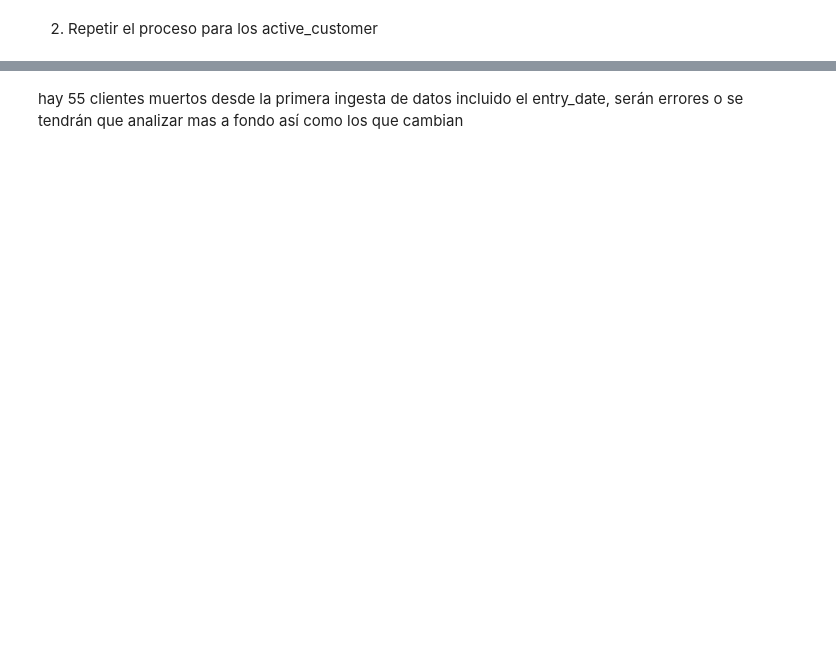
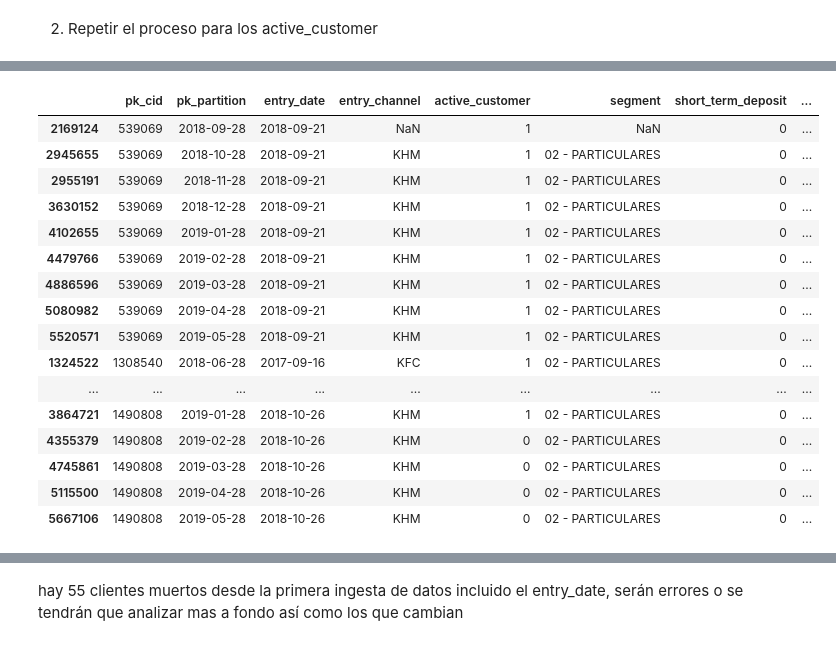
Before and after one commit to jascicz/easy_money_Project, a Jupyter notebook: Tarea_1_Análisis_BI/socio_demografico.ipynb, the cells around one changed output, grey strips where cells are left out. Saved outputs shown, nothing was run; the diff lists cells and outputs as text; code cells hidden in the pictures; blank space fills up the shorter version.

```diff
--- a/Tarea_1_Análisis_BI/socio_demografico.ipynb
+++ b/Tarea_1_Análisis_BI/socio_demografico.ipynb
@@ -180,0 +226,9 @@ Cantidad de clientes menores de 18 años que son active_customer: 6053
+# %%
+# Asegúrate de que df_edad_mixta esté ordenado por pk_cid y un índice de tiempo o la posición de las filas.
+df_edad_mixta = df_edad_mixta.sort_values(by=['pk_cid', 'pk_partition'])  # Asumiendo que pk_partition representa el tiempo.
+
+# Calcular la diferencia entre la primera y la última edad para cada usuario
+df_edad_mixta['dif_edad'] = df_edad_mixta.groupby('pk_cid')['age'].transform(lambda x: x.iloc[-1] - x.iloc[0])
+
+# Mostrar el resultado
+df_edad_mixta[['pk_cid', 'age', 'dif_edad']].drop_duplicates()
@@ -180,0 +265,20 @@ Cantidad de clientes menores de 18 años que son active_customer: 6053
+# %%
+df_edad_mixta[df_edad_mixta['dif_edad'] > 60]
+# %% [output]
+|  | pk_cid | pk_partition | entry_date | entry_channel | active_customer | segment | short_term_deposit | ... |
+| 2169124 | 539069 | 2018-09-28 | 2018-09-21 | NaN | 1 | NaN | 0 | ... |
+| 2945655 | 539069 | 2018-10-28 | 2018-09-21 | KHM | 1 | 02 - PARTICULARES | 0 | ... |
+| 2955191 | 539069 | 2018-11-28 | 2018-09-21 | KHM | 1 | 02 - PARTICULARES | 0 | ... |
+| 3630152 | 539069 | 2018-12-28 | 2018-09-21 | KHM | 1 | 02 - PARTICULARES | 0 | ... |
+| 4102655 | 539069 | 2019-01-28 | 2018-09-21 | KHM | 1 | 02 - PARTICULARES | 0 | ... |
+| 4479766 | 539069 | 2019-02-28 | 2018-09-21 | KHM | 1 | 02 - PARTICULARES | 0 | ... |
+| 4886596 | 539069 | 2019-03-28 | 2018-09-21 | KHM | 1 | 02 - PARTICULARES | 0 | ... |
+| 5080982 | 539069 | 2019-04-28 | 2018-09-21 | KHM | 1 | 02 - PARTICULARES | 0 | ... |
+| 5520571 | 539069 | 2019-05-28 | 2018-09-21 | KHM | 1 | 02 - PARTICULARES | 0 | ... |
+| 1324522 | 1308540 | 2018-06-28 | 2017-09-16 | KFC | 1 | 02 - PARTICULARES | 0 | ... |
+| ... | ... | ... | ... | ... | ... | ... | ... | ... |
+| 3864721 | 1490808 | 2019-01-28 | 2018-10-26 | KHM | 1 | 02 - PARTICULARES | 0 | ... |
+| 4355379 | 1490808 | 2019-02-28 | 2018-10-26 | KHM | 0 | 02 - PARTICULARES | 0 | ... |
+| 4745861 | 1490808 | 2019-03-28 | 2018-10-26 | KHM | 0 | 02 - PARTICULARES | 0 | ... |
+| 5115500 | 1490808 | 2019-04-28 | 2018-10-26 | KHM | 0 | 02 - PARTICULARES | 0 | ... |
+| 5667106 | 1490808 | 2019-05-28 | 2018-10-26 | KHM | 0 | 02 - PARTICULARES | 0 | ... |
```
Also changed, not shown: parts of 75 cells of this notebook.
